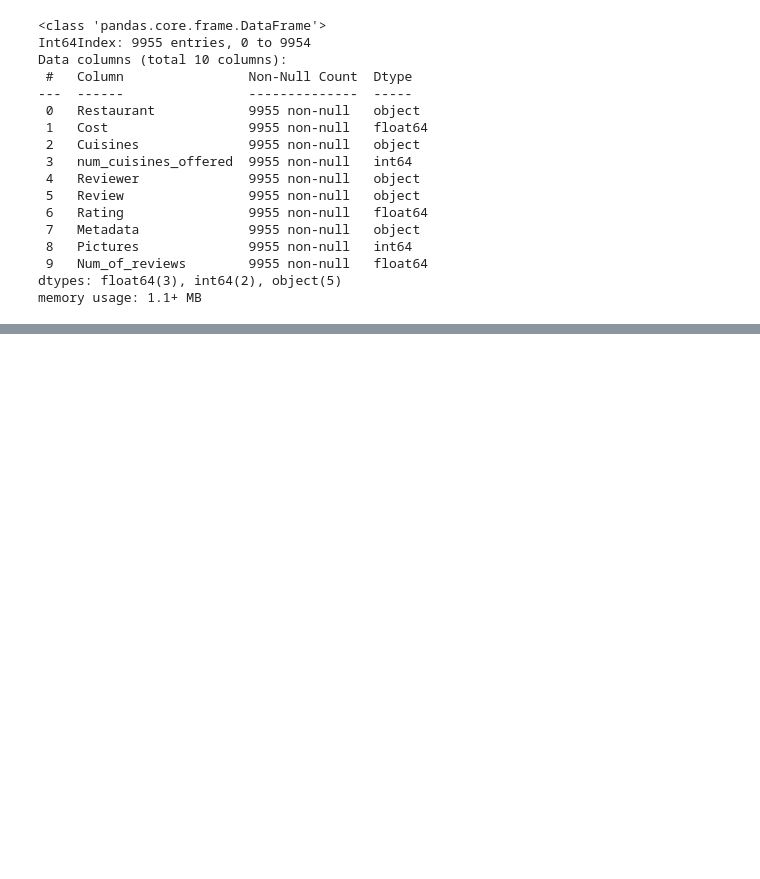
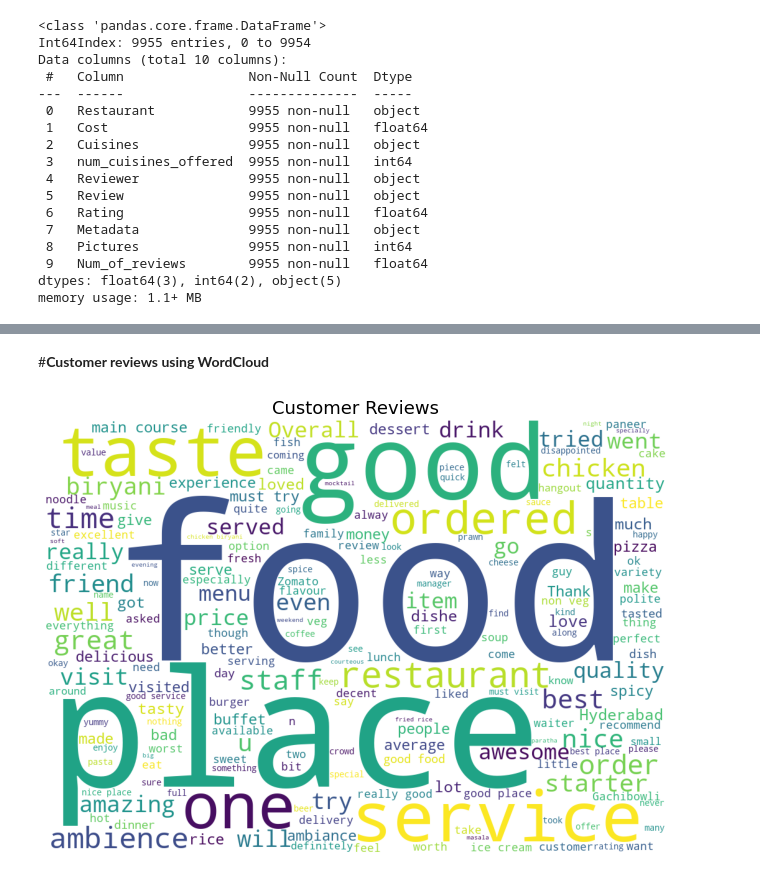
Before and after one commit to Akshadanair/Zomato-Restaurant-Clustering-and-Sentiment-Analysis, a Jupyter notebook: Zomato_Restaurant_Clustering_and_Sentiment_Analysis.ipynb, the cells around one changed output, grey strips where cells are left out. Saved outputs shown, nothing was run; the diff lists cells and outputs as text; code cells hidden in the pictures; blank space fills up the shorter version.

```diff
--- a/Zomato_Restaurant_Clustering_and_Sentiment_Analysis.ipynb
+++ b/Zomato_Restaurant_Clustering_and_Sentiment_Analysis.ipynb
@@ -1338,0 +1498,23 @@ memory usage: 1.1+ MB
+# %% [markdown]
+#**Customer reviews using WordCloud**
+# %%
+#setting figure size
+plt.figure(figsize = (12, 8))
+
+#join all reviews
+text = ' '.join(zomato_df.Review)
+
+#To generate an image that gives us the most representative words
+wordcloud = WordCloud(width = 1000, height = 700,
+                      prefer_horizontal = 2, random_state = 2,
+                      background_color = 'white').generate(text)
+
+#plot the WordCloud image
+plt.imshow(wordcloud)
+plt.axis("off")
+
+#To display the title of the word cloud
+plt.title('Customer Reviews', fontsize = 18)
+plt.show()
+# %% [output]
+[figure, added]
```
Also changed, not shown: parts of 27 cells of this notebook.
